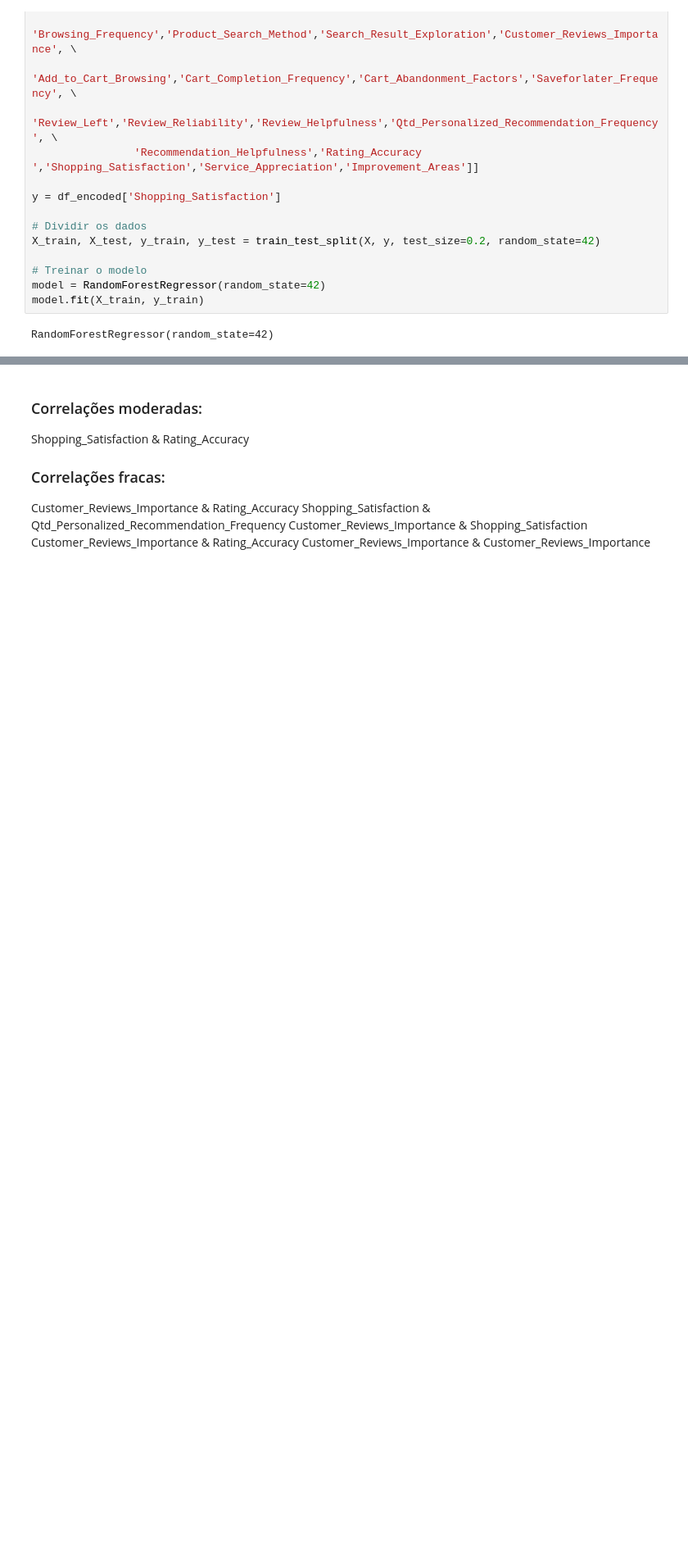
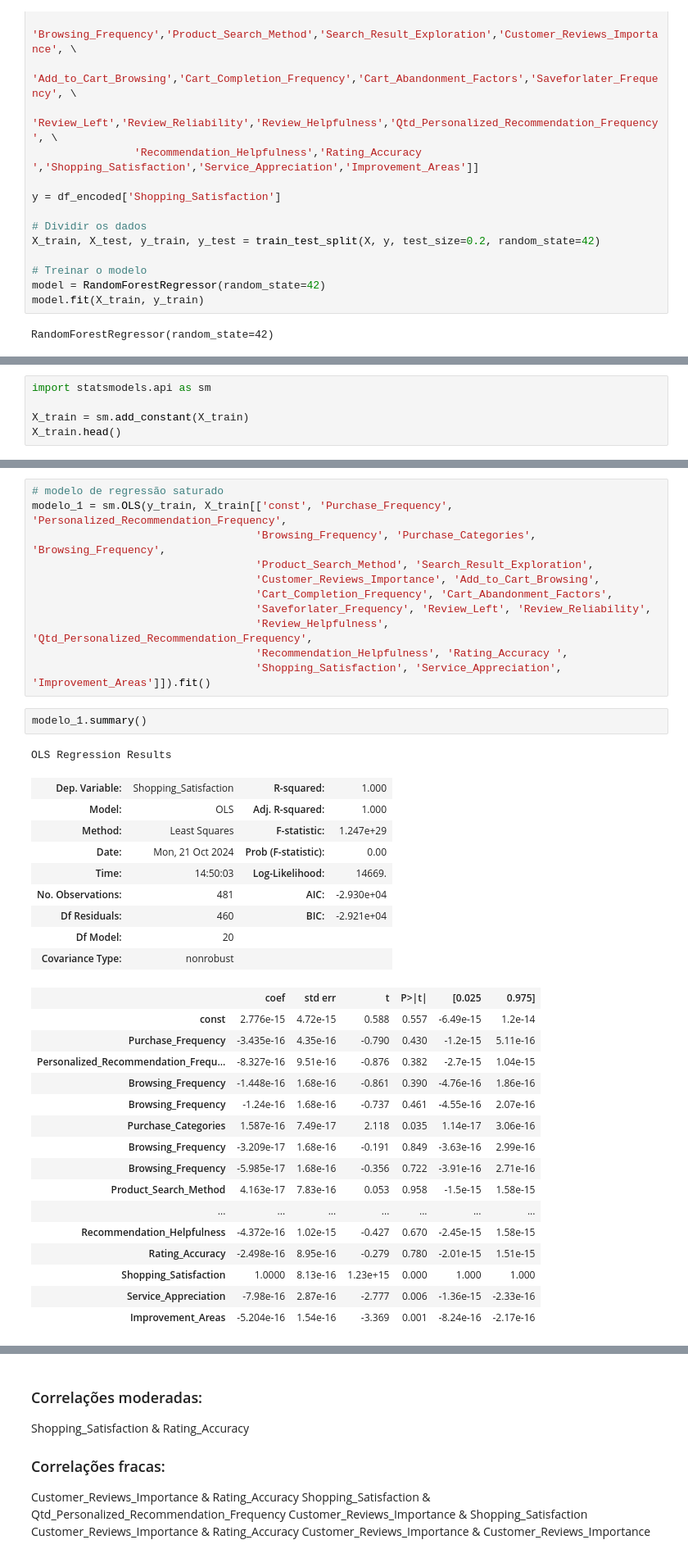
Before and after one commit to OliviaHelena10/PYTHON_PROJECTS, a Jupyter notebook: trabalhando_com_analises/cust_behavior.ipynb, the cells around one changed output, grey strips where cells are left out. Shown: that part at 82% size. Cells and saved outputs as stored; diff of their text form; blank space fills up the shorter version.

```diff
--- a/trabalhando_com_analises/cust_behavior.ipynb
+++ b/trabalhando_com_analises/cust_behavior.ipynb
@@ -503,0 +561,5 @@ RandomForestRegressor(random_state=42)
+# %%
+import statsmodels.api as sm
+
+X_train = sm.add_constant(X_train)
+X_train.head()
@@ -503,0 +587,40 @@ RandomForestRegressor(random_state=42)
+# %%
+# modelo de regressão saturado
+modelo_1 = sm.OLS(y_train, X_train[['const', 'Purchase_Frequency', 'Personalized_Recommendation_Frequency',
+                                   'Browsing_Frequency', 'Purchase_Categories', 'Browsing_Frequency',
+                                   'Product_Search_Method', 'Search_Result_Exploration',
+                                   'Customer_Reviews_Importance', 'Add_to_Cart_Browsing',
+                                   'Cart_Completion_Frequency', 'Cart_Abandonment_Factors',
+                                   'Saveforlater_Frequency', 'Review_Left', 'Review_Reliability',
+                                   'Review_Helpfulness', 'Qtd_Personalized_Recommendation_Frequency',
+                                   'Recommendation_Helpfulness', 'Rating_Accuracy ',
+                                   'Shopping_Satisfaction', 'Service_Appreciation', 'Improvement_Areas']]).fit()
+# %%
+modelo_1.summary()
+# %% [output]
+OLS Regression Results
+| Dep. Variable: | Shopping_Satisfaction | R-squared: | 1.000 |
+| Model: | OLS | Adj. R-squared: | 1.000 |
+| Method: | Least Squares | F-statistic: | 1.247e+29 |
+| Date: | Mon, 21 Oct 2024 | Prob (F-statistic): | 0.00 |
+| Time: | 14:50:03 | Log-Likelihood: | 14669. |
+| No. Observations: | 481 | AIC: | -2.930e+04 |
+| Df Residuals: | 460 | BIC: | -2.921e+04 |
+| Df Model: | 20 |  |  |
+| Covariance Type: | nonrobust |  |  |
+|  | coef | std err | t | P>|t| | [0.025 | 0.975] |
+| const | 2.776e-15 | 4.72e-15 | 0.588 | 0.557 | -6.49e-15 | 1.2e-14 |
+| Purchase_Frequency | -3.435e-16 | 4.35e-16 | -0.790 | 0.430 | -1.2e-15 | 5.11e-16 |
+| Personalized_Recommendation_Frequ... | -8.327e-16 | 9.51e-16 | -0.876 | 0.382 | -2.7e-15 | 1.04e-15 |
+| Browsing_Frequency | -1.448e-16 | 1.68e-16 | -0.861 | 0.390 | -4.76e-16 | 1.86e-16 |
+| Browsing_Frequency | -1.24e-16 | 1.68e-16 | -0.737 | 0.461 | -4.55e-16 | 2.07e-16 |
+| Purchase_Categories | 1.587e-16 | 7.49e-17 | 2.118 | 0.035 | 1.14e-17 | 3.06e-16 |
+| Browsing_Frequency | -3.209e-17 | 1.68e-16 | -0.191 | 0.849 | -3.63e-16 | 2.99e-16 |
+| Browsing_Frequency | -5.985e-17 | 1.68e-16 | -0.356 | 0.722 | -3.91e-16 | 2.71e-16 |
+| Product_Search_Method | 4.163e-17 | 7.83e-16 | 0.053 | 0.958 | -1.5e-15 | 1.58e-15 |
+| ... | ... | ... | ... | ... | ... | ... |
+| Recommendation_Helpfulness | -4.372e-16 | 1.02e-15 | -0.427 | 0.670 | -2.45e-15 | 1.58e-15 |
+| Rating_Accuracy | -2.498e-16 | 8.95e-16 | -0.279 | 0.780 | -2.01e-15 | 1.51e-15 |
+| Shopping_Satisfaction | 1.0000 | 8.13e-16 | 1.23e+15 | 0.000 | 1.000 | 1.000 |
+| Service_Appreciation | -7.98e-16 | 2.87e-16 | -2.777 | 0.006 | -1.36e-15 | -2.33e-16 |
+| Improvement_Areas | -5.204e-16 | 1.54e-16 | -3.369 | 0.001 | -8.24e-16 | -2.17e-16 |
```
Also changed, not shown: parts of 13 cells of this notebook.
